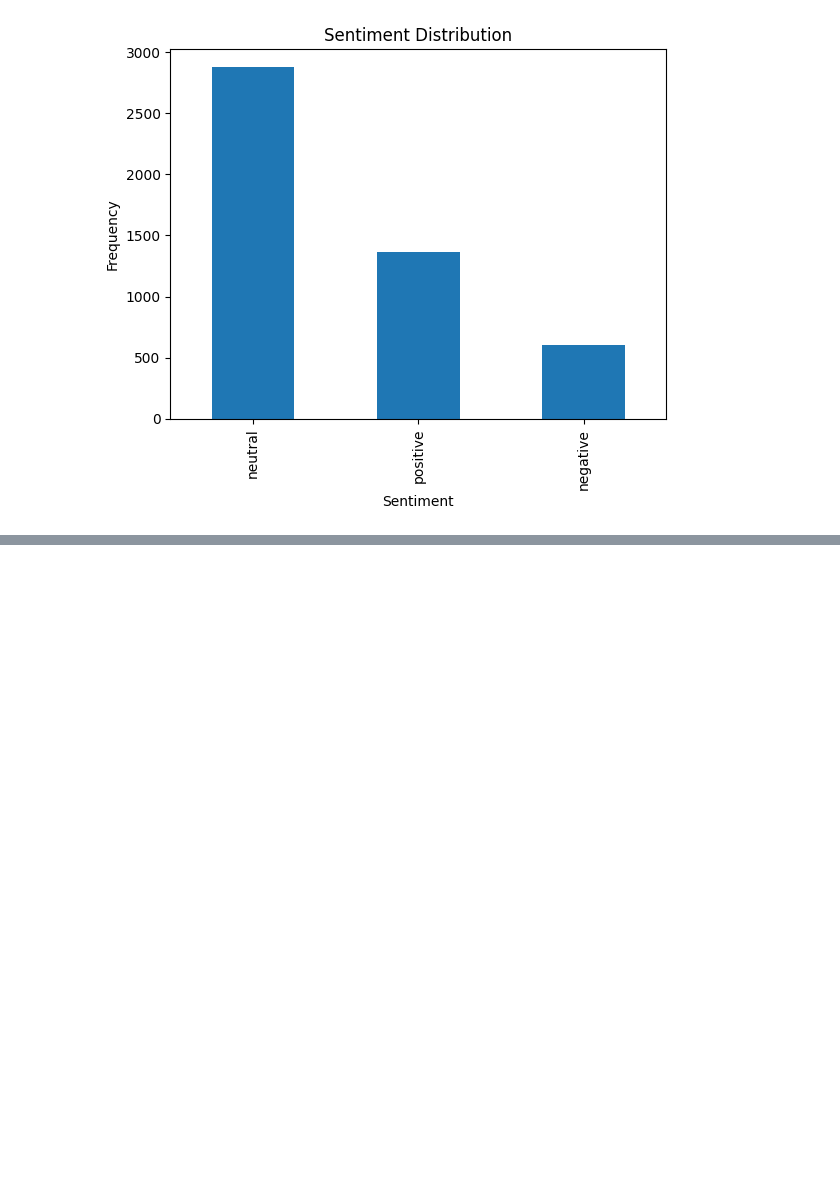
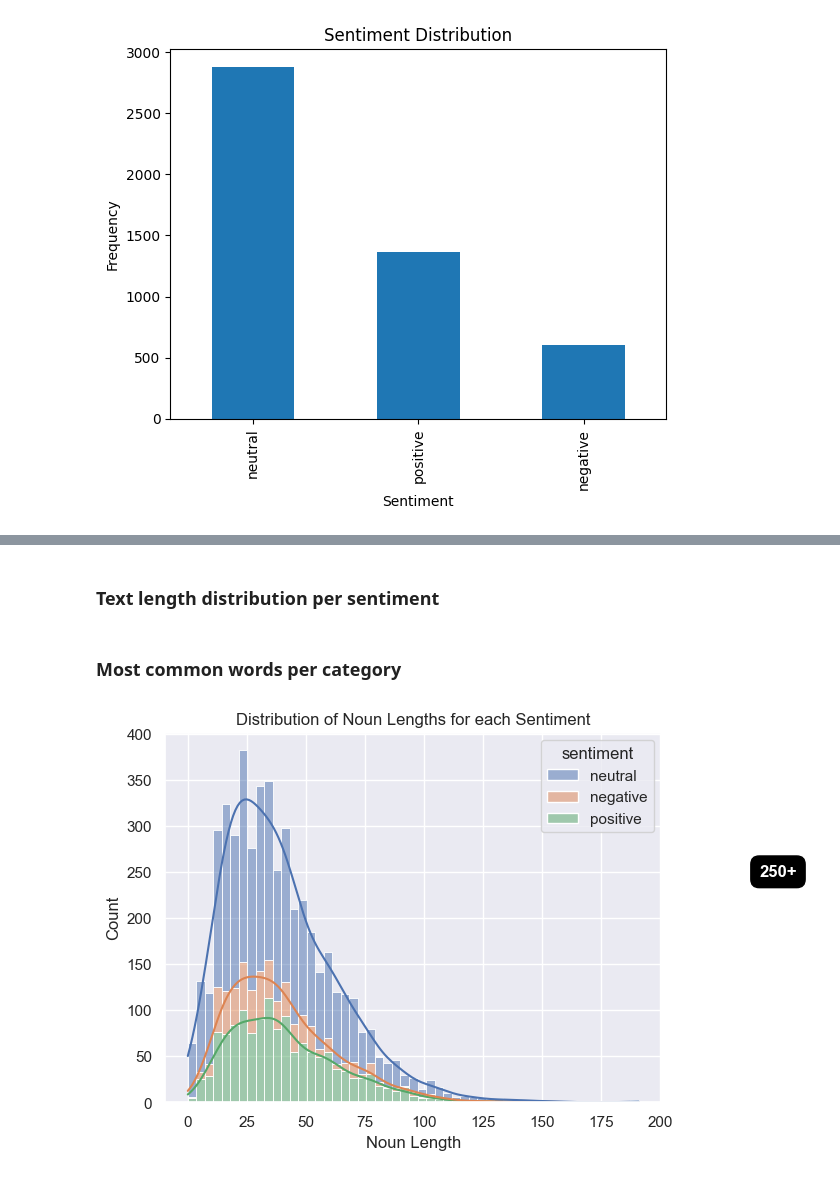
Before and after one commit to robinm98/Financial_Sentiment_Analysis, a Jupyter notebook: EDA.ipynb, the cells around one changed output, grey strips where cells are left out. Cells and saved outputs as stored; diff of their text form; code cells hidden in the pictures; blank space fills up the shorter version.

```diff
--- a/EDA.ipynb
+++ b/EDA.ipynb
@@ -146,0 +132,14 @@ plot_wordcloud(neutral_text, 'Neutral Comments')
+# %% [markdown]
+### Text length distribution per sentiment
+# %%
+df['comment_length'] = df['comment'].apply(len)
+
+df.hist(column='comment_length', by='sentiment', bins=20, figsize=(10, 6))
+plt.suptitle('Distribution of Comment Lengths by Sentiment')
+plt.show()
+
+# Comment length mean by sentiment
+mean_length = df.groupby('sentiment')['comment_length'].mean()
+print(mean_length)
+# %% [markdown]
+### Most common words per category
@@ -146,0 +203,34 @@ plot_wordcloud(neutral_text, 'Neutral Comments')
+# %%
+import seaborn as sns
+import matplotlib.pyplot as plt
+
+# Assuming df is your DataFrame and 'nouns' is the column with extracted nouns
+
+# Fill NaN values in the 'nouns' column with an empty string
+df['nouns'] = df['nouns'].fillna('')
+
+# Calculate the length of the noun phrases
+df['nouns_length'] = df['nouns'].apply(len)
+
+# Set the style of the plot
+sns.set(style="darkgrid")
+
+# Filter the noun lengths less than or equal to 250
+filtered_df = df[df['nouns_length'] <= 250]
+
+# Plot the distribution of noun lengths for each sentiment
+sns.histplot(data=filtered_df, x="nouns_length", hue="sentiment", multiple="stack", kde=True)
+
+# Set the title and labels
+plt.title("Distribution of Noun Lengths for each Sentiment")
+plt.xlabel("Noun Length")
+plt.ylabel("Count")
+
+# Add a label for noun lengths greater than 250
+plt.text(250, 250, '250+', ha='center', va='center', color='white', fontweight='bold', fontsize=12,
+         bbox=dict(facecolor='black', edgecolor='black', boxstyle='round,pad=0.5'))
+
+# Show the plot
+plt.show()
+# %% [output]
+[figure, added]
```
Also changed, not shown: parts of 9 cells of this notebook.
